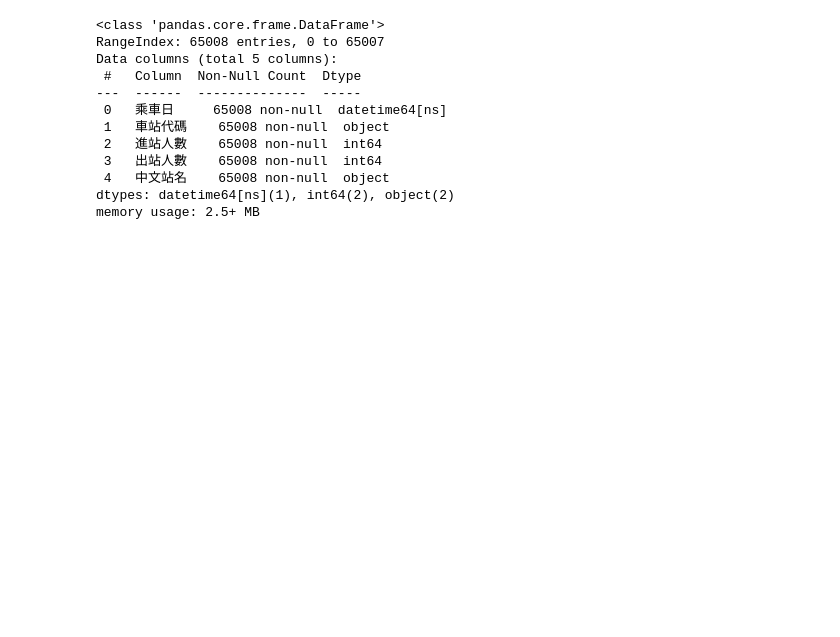
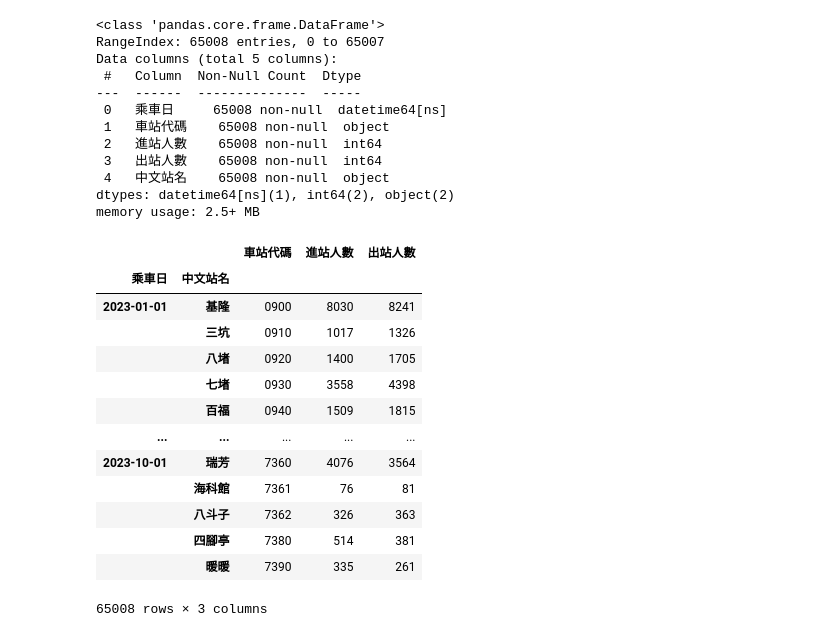
Before and after one commit to RobotCat4000/2023_07_27, a Jupyter notebook: lesson21_4.ipynb, the cells around one changed output. Cells and saved outputs as stored; diff of their text form; code cells hidden in the pictures; blank space fills up the shorter version.

```diff
--- a/lesson21_4.ipynb
+++ b/lesson21_4.ipynb
@@ -153,3 +153,21 @@ Data columns (total 5 columns):
  4   中文站名    65008 non-null  object
 dtypes: datetime64[ns](1), int64(2), object(2)
 memory usage: 2.5+ MB
+# %%
+dataFrame2=dataFrame1.set_index(keys=['乘車日','中文站名'])
+dataFrame2
+# %% [output]
+|  |  | 車站代碼 | 進站人數 | 出站人數 |
+| 乘車日 | 中文站名 |  |  |  |
+| 2023-01-01 | 基隆 | 0900 | 8030 | 8241 |
+|  | 三坑 | 0910 | 1017 | 1326 |
+|  | 八堵 | 0920 | 1400 | 1705 |
+|  | 七堵 | 0930 | 3558 | 4398 |
+|  | 百福 | 0940 | 1509 | 1815 |
+| ... | ... | ... | ... | ... |
+| 2023-10-01 | 瑞芳 | 7360 | 4076 | 3564 |
+|  | 海科館 | 7361 | 76 | 81 |
+|  | 八斗子 | 7362 | 326 | 363 |
+|  | 四腳亭 | 7380 | 514 | 381 |
+|  | 暖暖 | 7390 | 335 | 261 |
+65008 rows × 3 columns
```
Also changed, not shown: parts of 2 cells of this notebook.
